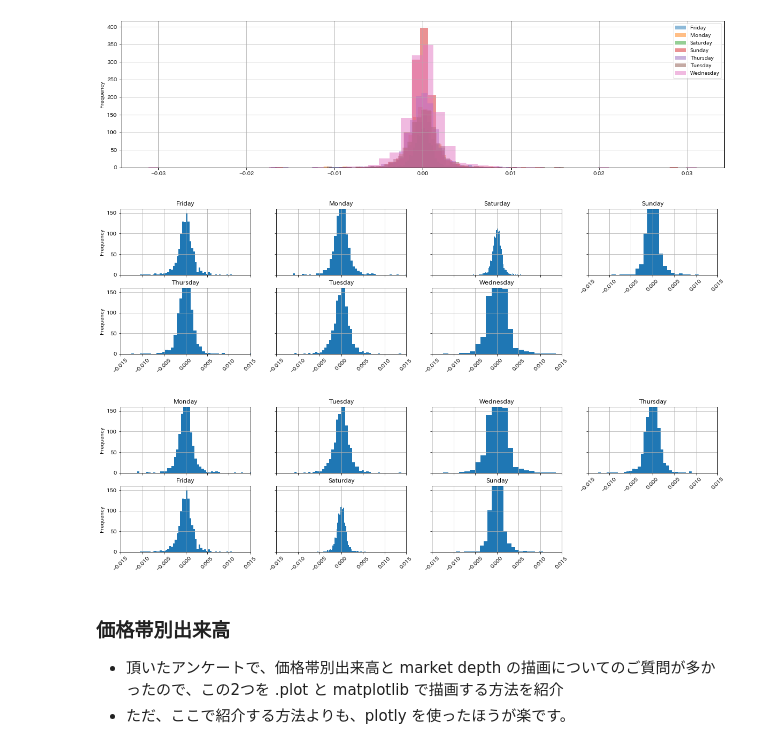
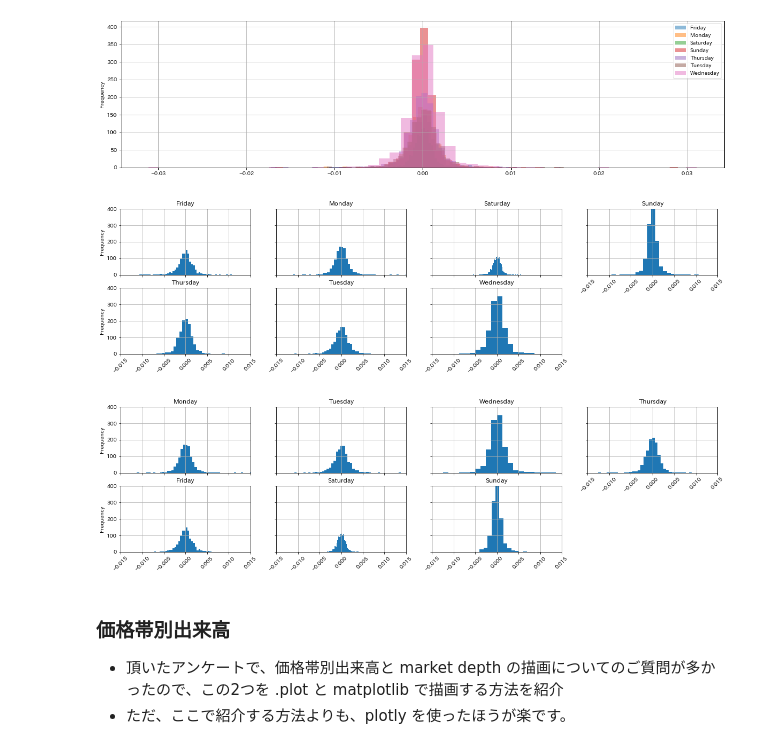
Before and after one commit to fin-py/botter4visualization, a Jupyter notebook: source/static_plots.ipynb, the cells around one changed output. Cells and saved outputs as stored; diff of their text form; code cells hidden in the pictures.

```diff
--- a/source/static_plots.ipynb
+++ b/source/static_plots.ipynb
@@ -224,7 +218,7 @@ import matplotlib.pyplot as plt
 
 fig = plt.figure(figsize=(20, 5))
 
-for i in range(6):
-    ax = fig.add_subplot(2, 3, i + 1)  # インデックスは１始まり
-    pd.Series([i] * 10).plot(ax=ax, title=i + 1)
+for i in range(1, 6):
+    ax = fig.add_subplot(2, 3, i)  # ２行, ３列, i番
+    pd.Series([i] * 10).plot(ax=ax, title=i, marker="x")
 # %% [output]
@@ -250,9 +243,10 @@ pd.Series([5]*10).plot(ax=axes[1,2], title="[1,2]")
 - `df.plot(subplots=True)` は複数データが全く同じIndexを持つ場合は使用出来ますが、groupby などで分割したデータには使用出来ません。
 - その場合は `matolotlib` の `subplots` などを使う必要があります
 # %%
-df_ohlc_btc_eur[
-    "day_name"
-] = df_ohlc_btc_eur.index.day_name()  # もしくは dayofweek (Monday=0, Sunday=6)
+# 曜日を追加 (dayofweek (Monday=0, Sunday=6) でも可)
+df_ohlc_btc_eur["day_name"] = df_ohlc_btc_eur.index.day_name()
+
+# ５分毎の価格変化を追加
 df_ohlc_btc_eur["price_change"] = df_ohlc_btc_eur["close"].pct_change()
 df_ohlc_btc_eur.tail()
 # %% [output]
@@ -291,7 +287,7 @@ for name, s in list(df_ohlc_btc_eur.groupby("day_name")["price_change"]):
         ax=ax,
         title=name,
         xlim=(-0.015, 0.015),
-        ylim=(0, 160),
+        ylim=(0, 400),
         sharex=True,
         sharey=True,
         grid=True,
@@ -300,42 +296,42 @@ for name, s in list(df_ohlc_btc_eur.groupby("day_name")["price_change"]):
     )
     i += 1
 # %% [output]
-[figure, old version]
+[figure, new version]
 # %%
 daynames = [
     "Monday",
     "Tuesday",
     "Wednesday",
     "Thursday",
     "Friday",
     "Saturday",
     "Sunday",
 ]
 
 import matplotlib.pyplot as plt
 
 fig = plt.figure(figsize=(20, 5))
 
 i = 1
 grp = df_ohlc_btc_eur.groupby("day_name")["price_change"]
 for name in daynames:
     s = grp.get_group(name)
     ax = fig.add_subplot(2, 4, i)
     s.plot(
         kind="hist",
         ax=ax,
         title=name,
         xlim=(-0.015, 0.015),
-        ylim=(0, 160),
+        ylim=(0, 400),
         sharex=True,
         sharey=True,
         grid=True,
         bins=50,
         rot=45,
     )
     i += 1
 # %% [output]
-[figure, old version]
+[figure, new version]
 # %% [markdown]
 ### 価格帯別出来高
 - 頂いたアンケートで、価格帯別出来高と market depth の描画についてのご質問が多かったので、この2つを .plot と matplotlib で描画する方法を紹介
```
Also changed, not shown: parts of 22 cells of this notebook.
